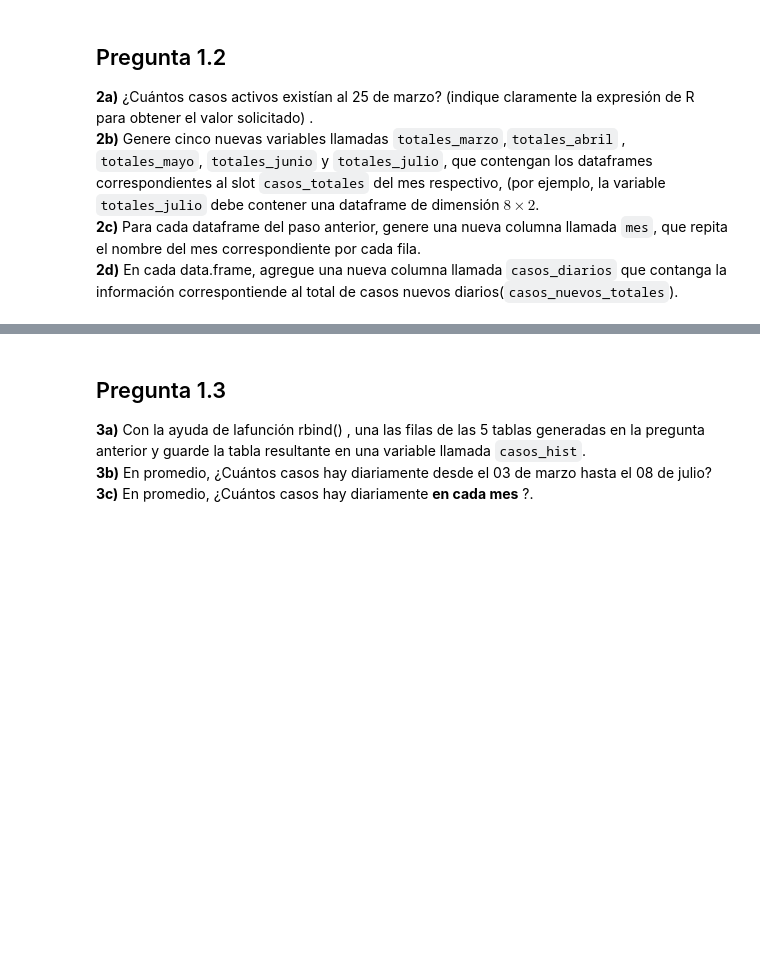
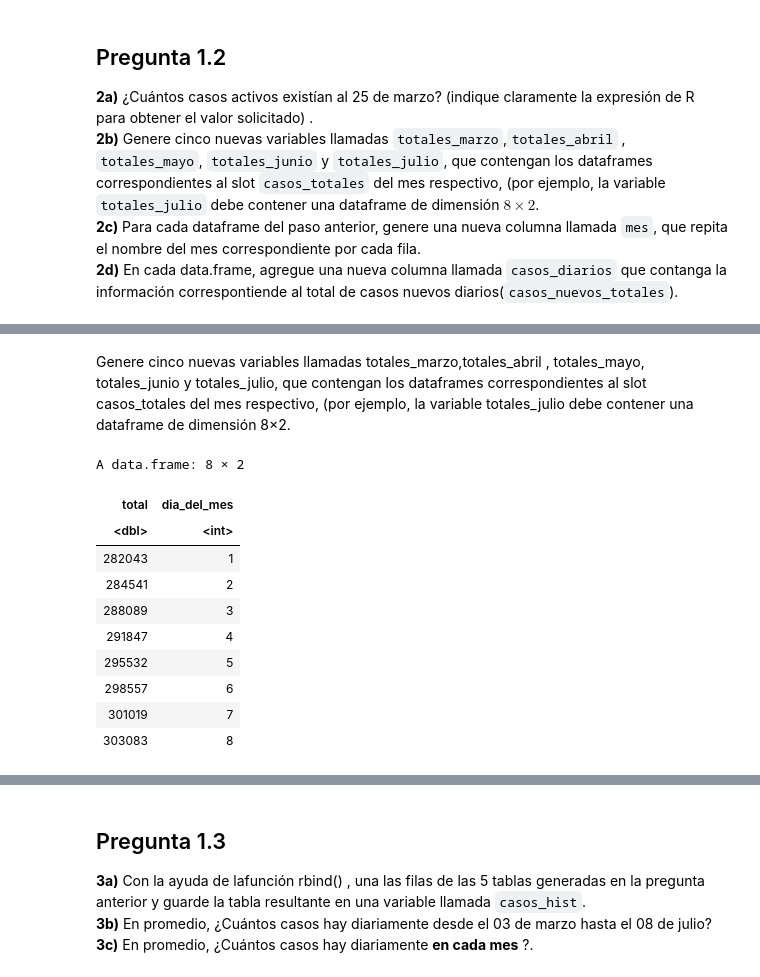
Before and after one commit to mrrojas72/Introduccion_a_ciencia_de_datos_R, a Jupyter notebook: Ayudantías/Ayudantía1/A1_02_listas_y_dataframes.ipynb, the cells around one changed output, grey strips where cells are left out. Drawn from its saved outputs; the diff is of its cells as text; code cells hidden in the pictures; blank space fills up the shorter version.

```diff
--- a/Ayudantías/Ayudantía1/A1_02_listas_y_dataframes.ipynb
+++ b/Ayudantías/Ayudantía1/A1_02_listas_y_dataframes.ipynb
@@ -208,0 +632,2 @@ casos <- readRDS("covid.rds")
+# %% [markdown]
+Genere cinco nuevas variables llamadas totales_marzo,totales_abril , totales_mayo, totales_junio y totales_julio, que contengan los dataframes correspondientes al slot casos_totales del mes respectivo, (por ejemplo, la variable totales_julio debe contener una dataframe de dimensión 8×2.
@@ -208,0 +641,14 @@ casos <- readRDS("covid.rds")
+# %%
+totales_julio
+# %% [output]
+A data.frame: 8 × 2
+| total | dia_del_mes |
+| <dbl> | <int> |
+| 282043 | 1 |
+| 284541 | 2 |
+| 288089 | 3 |
+| 291847 | 4 |
+| 295532 | 5 |
+| 298557 | 6 |
+| 301019 | 7 |
+| 303083 | 8 |
```
Also changed, not shown: parts of 71 cells of this notebook.
